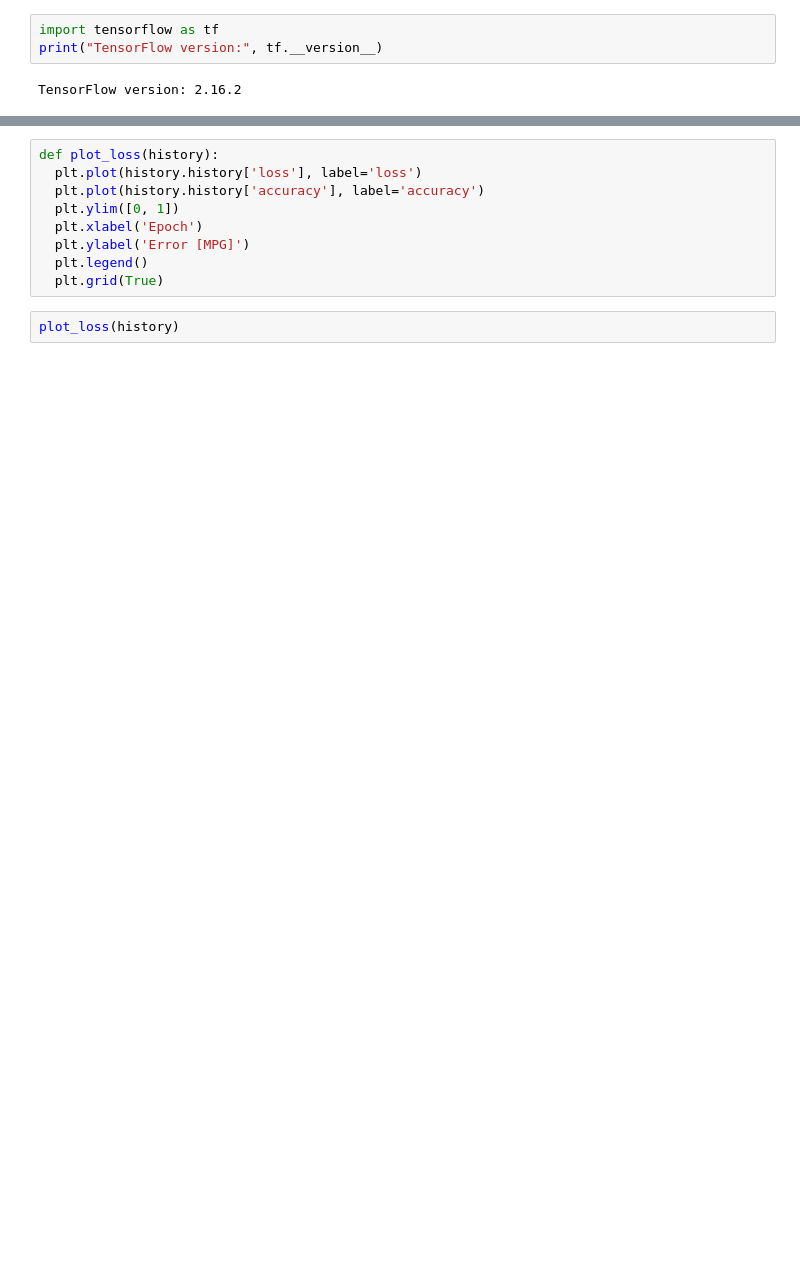
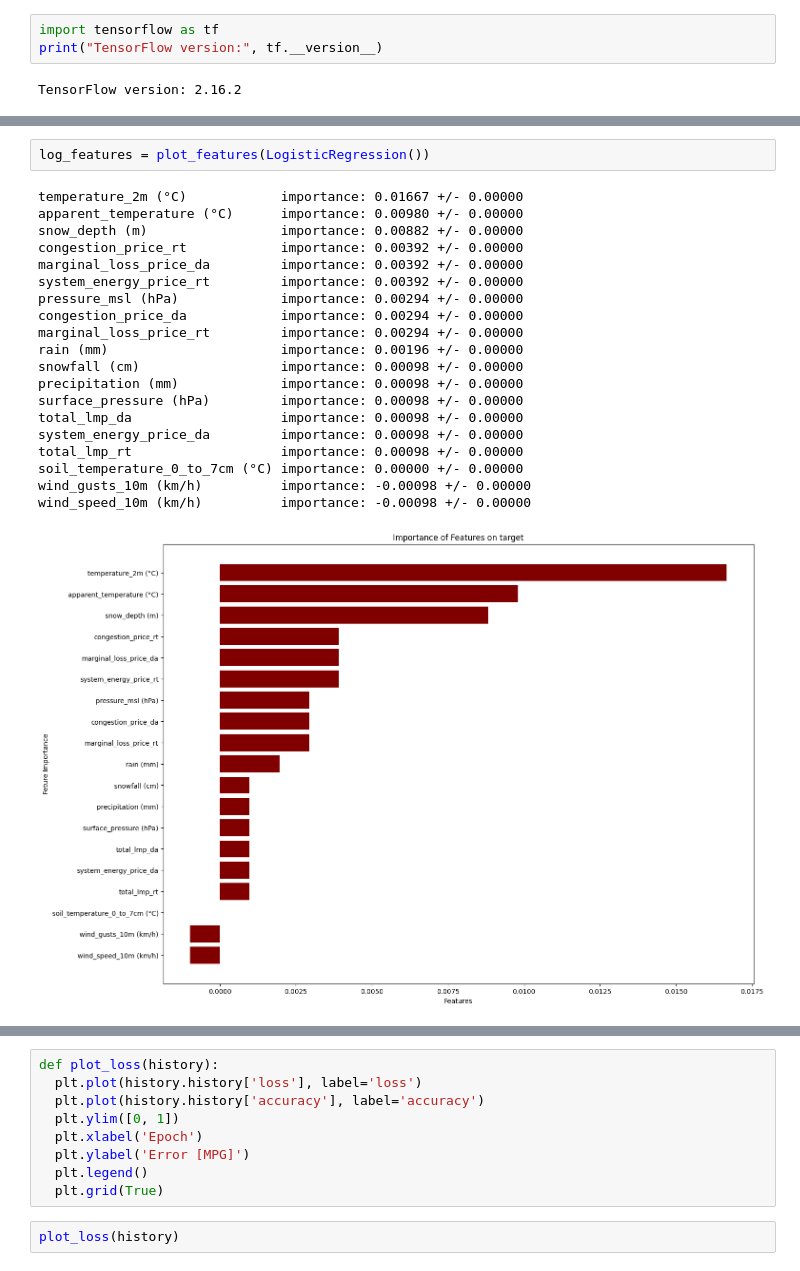
Before and after one commit to PercyQian/summerResearch, a Jupyter notebook: script.ipynb, the cells around one changed output, grey strips where cells are left out. Cells and saved outputs as stored; diff of their text form; blank space fills up the shorter version.

```diff
--- a/script.ipynb
+++ b/script.ipynb
@@ -773,0 +929,23 @@ X_train.shape[1]
+# %%
+log_features = plot_features(LogisticRegression())
+# %% [output]
+temperature_2m (°C)            importance: 0.01667 +/- 0.00000
+apparent_temperature (°C)      importance: 0.00980 +/- 0.00000
+snow_depth (m)                 importance: 0.00882 +/- 0.00000
+congestion_price_rt            importance: 0.00392 +/- 0.00000
+marginal_loss_price_da         importance: 0.00392 +/- 0.00000
+system_energy_price_rt         importance: 0.00392 +/- 0.00000
+pressure_msl (hPa)             importance: 0.00294 +/- 0.00000
+congestion_price_da            importance: 0.00294 +/- 0.00000
+marginal_loss_price_rt         importance: 0.00294 +/- 0.00000
+rain (mm)                      importance: 0.00196 +/- 0.00000
+snowfall (cm)                  importance: 0.00098 +/- 0.00000
+precipitation (mm)             importance: 0.00098 +/- 0.00000
+surface_pressure (hPa)         importance: 0.00098 +/- 0.00000
+total_lmp_da                   importance: 0.00098 +/- 0.00000
+system_energy_price_da         importance: 0.00098 +/- 0.00000
+total_lmp_rt                   importance: 0.00098 +/- 0.00000
+soil_temperature_0_to_7cm (°C) importance: 0.00000 +/- 0.00000
+wind_gusts_10m (km/h)          importance: -0.00098 +/- 0.00000
+wind_speed_10m (km/h)          importance: -0.00098 +/- 0.00000
+[figure, added]
```
Also changed, not shown: parts of 104 cells of this notebook.
